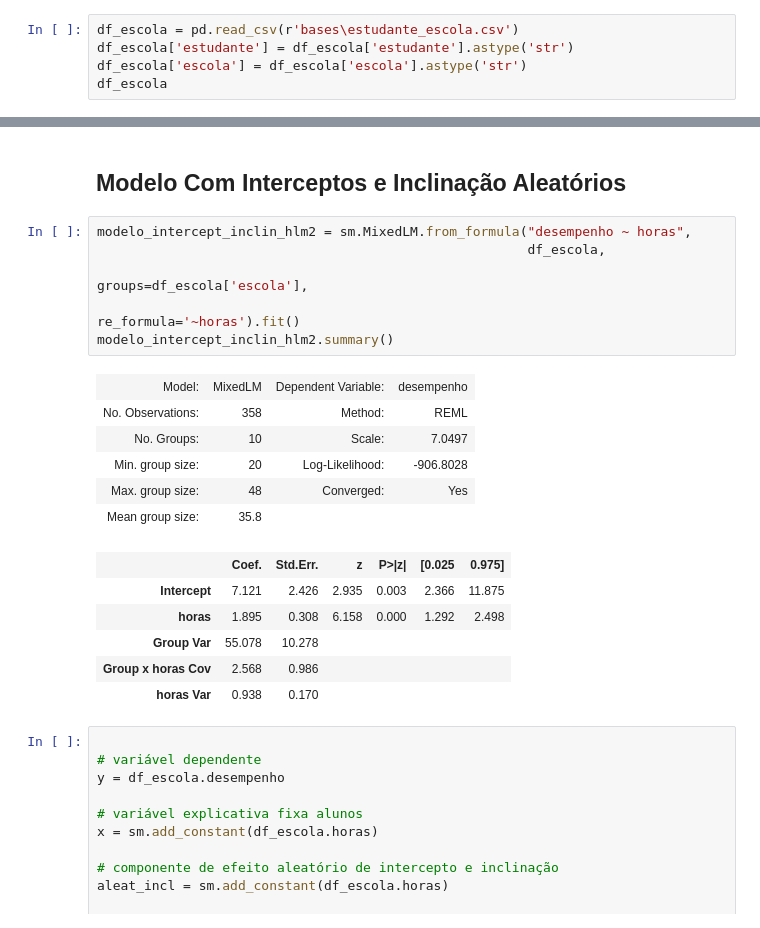
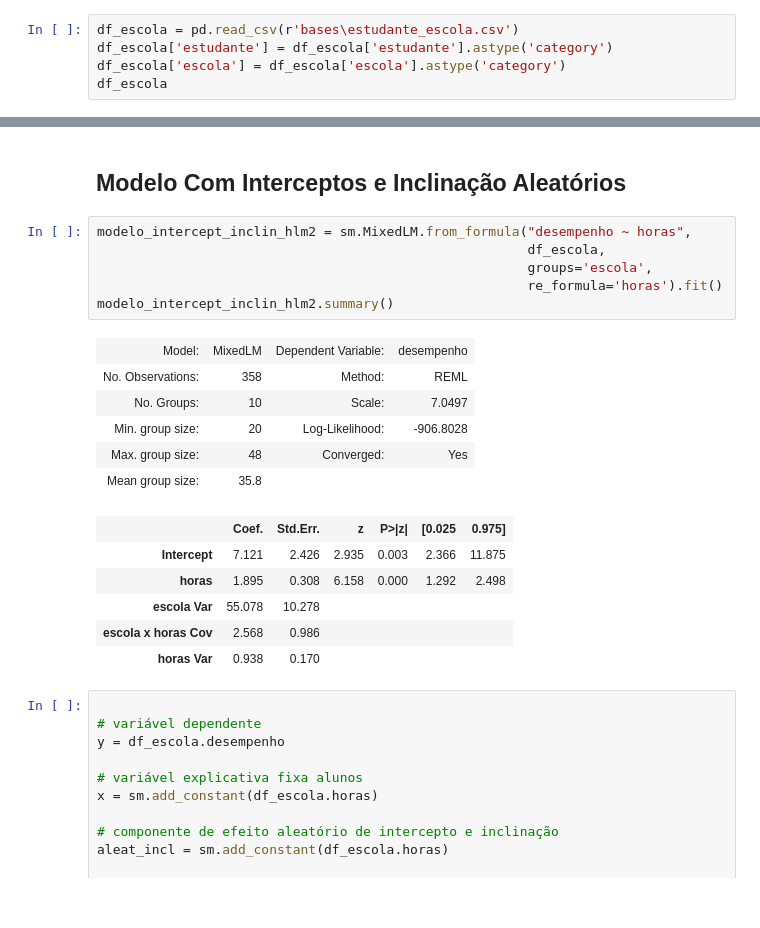
Before and after one commit to leosmundim/generalized_linear_mixed_model-GLMM-, a Jupyter notebook: Modelo_Multinivel_2_base_estudante_escola.ipynb, the cells around one changed output, grey strips where cells are left out. Saved outputs shown, nothing was run; the diff lists cells and outputs as text.

```diff
--- a/Modelo_Multinivel_2_base_estudante_escola.ipynb
+++ b/Modelo_Multinivel_2_base_estudante_escola.ipynb
@@ -26,8 +26,8 @@ Quantidade de horas de estudos semanais <br>
 Tempo de Experiência médio dos professores na referida escola <br>
 # %%
 df_escola = pd.read_csv(r'bases\estudante_escola.csv')
-df_escola['estudante'] = df_escola['estudante'].astype('str')
-df_escola['escola'] = df_escola['escola'].astype('str')
+df_escola['estudante'] = df_escola['estudante'].astype('category')
+df_escola['escola'] = df_escola['escola'].astype('category')
 df_escola
 # %% [output]
 |  | estudante | escola | desempenho | horas | texp |
@@ -351,21 +394,21 @@ Text(0.5, 1.0, 'Comparação do LL')
 # %%
 modelo_intercept_inclin_hlm2 = sm.MixedLM.from_formula("desempenho ~ horas",
                                                        df_escola,
-                                                       groups=df_escola['escola'],
-                                                       re_formula='~horas').fit()
+                                                       groups='escola',
+                                                       re_formula='horas').fit()
 modelo_intercept_inclin_hlm2.summary()
 # %% [output]
 | Model: | MixedLM | Dependent Variable: | desempenho |
 | No. Observations: | 358 | Method: | REML |
 | No. Groups: | 10 | Scale: | 7.0497 |
 | Min. group size: | 20 | Log-Likelihood: | -906.8028 |
 | Max. group size: | 48 | Converged: | Yes |
 | Mean group size: | 35.8 |  |  |
 |  | Coef. | Std.Err. | z | P>|z| | [0.025 | 0.975] |
 | Intercept | 7.121 | 2.426 | 2.935 | 0.003 | 2.366 | 11.875 |
 | horas | 1.895 | 0.308 | 6.158 | 0.000 | 1.292 | 2.498 |
-| Group Var | 55.078 | 10.278 |  |  |  |  |
-| Group x horas Cov | 2.568 | 0.986 |  |  |  |  |
+| escola Var | 55.078 | 10.278 |  |  |  |  |
+| escola x horas Cov | 2.568 | 0.986 |  |  |  |  |
 | horas Var | 0.938 | 0.170 |  |  |  |  |
 # %%
 
```
Also changed, not shown: parts of 34 cells of this notebook.
